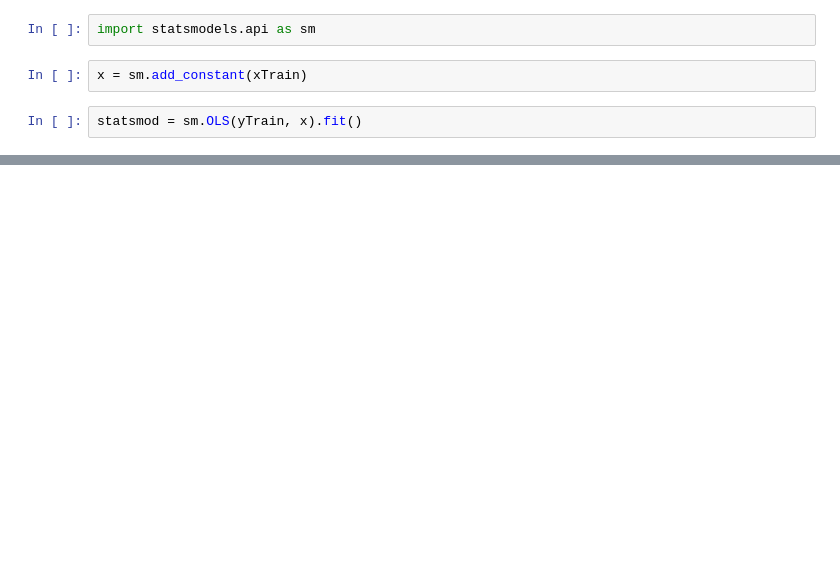
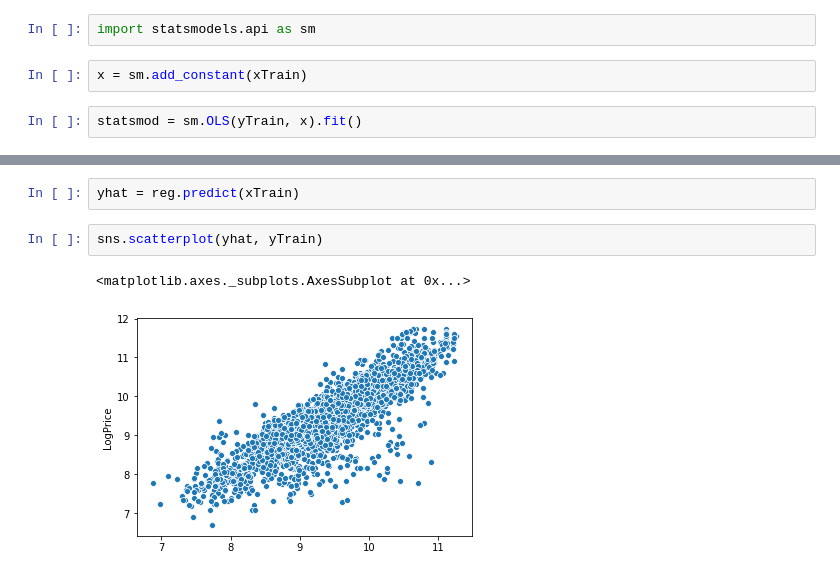
Before and after one commit to mishaun/365DataScience, a Jupyter notebook: Advanced Statistical Methods/Exercises/Linear Regression/Practical Example/Practical Example - My Copy.ipynb, the cells around one changed output, grey strips where cells are left out. Cells and saved outputs as stored; diff of their text form; blank space fills up the shorter version.

```diff
--- a/Advanced Statistical Methods/Exercises/Linear Regression/Practical Example/Practical Example - My Copy.ipynb
+++ b/Advanced Statistical Methods/Exercises/Linear Regression/Practical Example/Practical Example - My Copy.ipynb
@@ -369,0 +398,7 @@ Warnings:
+# %%
+yhat = reg.predict(xTrain)
+# %%
+sns.scatterplot(yhat, yTrain)
+# %% [output]
+<matplotlib.axes._subplots.AxesSubplot at 0x...>
+[figure, added]
```
Also changed, not shown: parts of 22 cells of this notebook, 3 other files.
